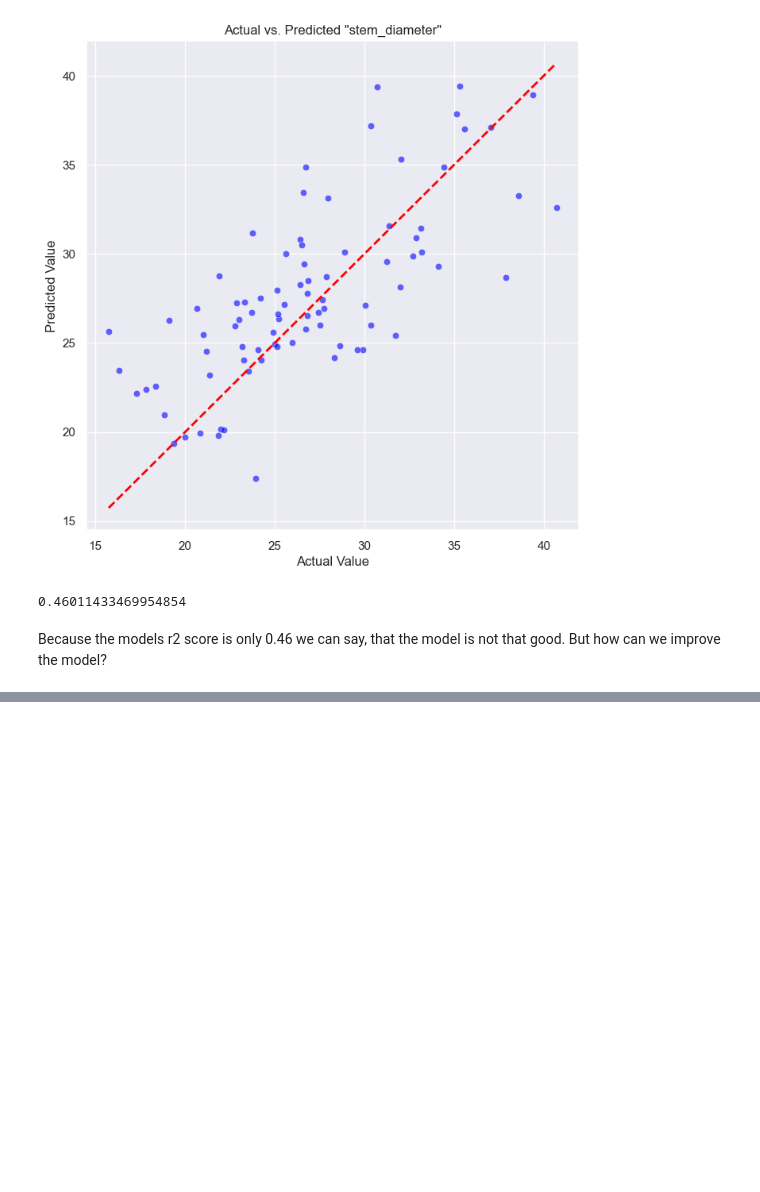
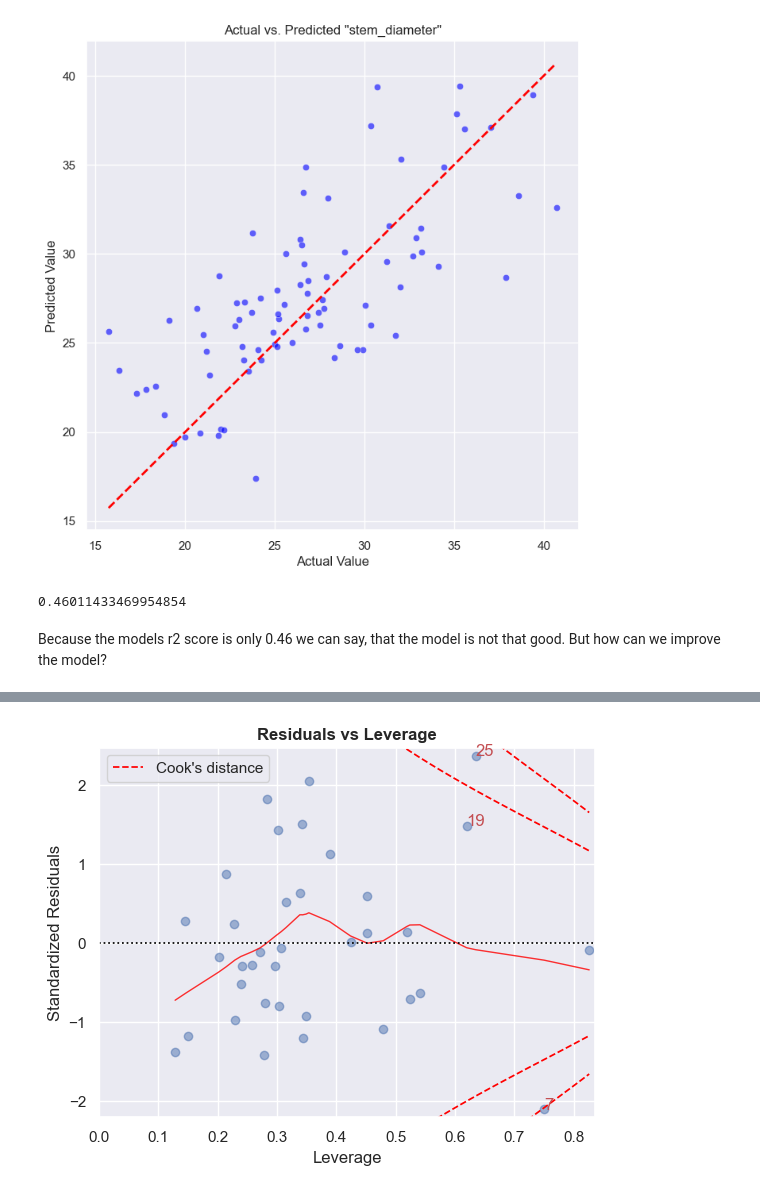
Before and after one commit to Statsomat/OLSAI, a Jupyter notebook: ColabNotebooks/CacaoPL.ipynb, the cells around one changed output, grey strips where cells are left out. Drawn from its saved outputs; the diff is of its cells as text; code cells hidden in the pictures; blank space fills up the shorter version.

```diff
--- a/ColabNotebooks/CacaoPL.ipynb
+++ b/ColabNotebooks/CacaoPL.ipynb
@@ -145,0 +484,4 @@ strong multicollinearity or other numerical problems.
+# %%
+cls.leverage_plot();
+# %% [output]
+[figure, added]
```
Also changed, not shown: parts of 36 cells of this notebook.
